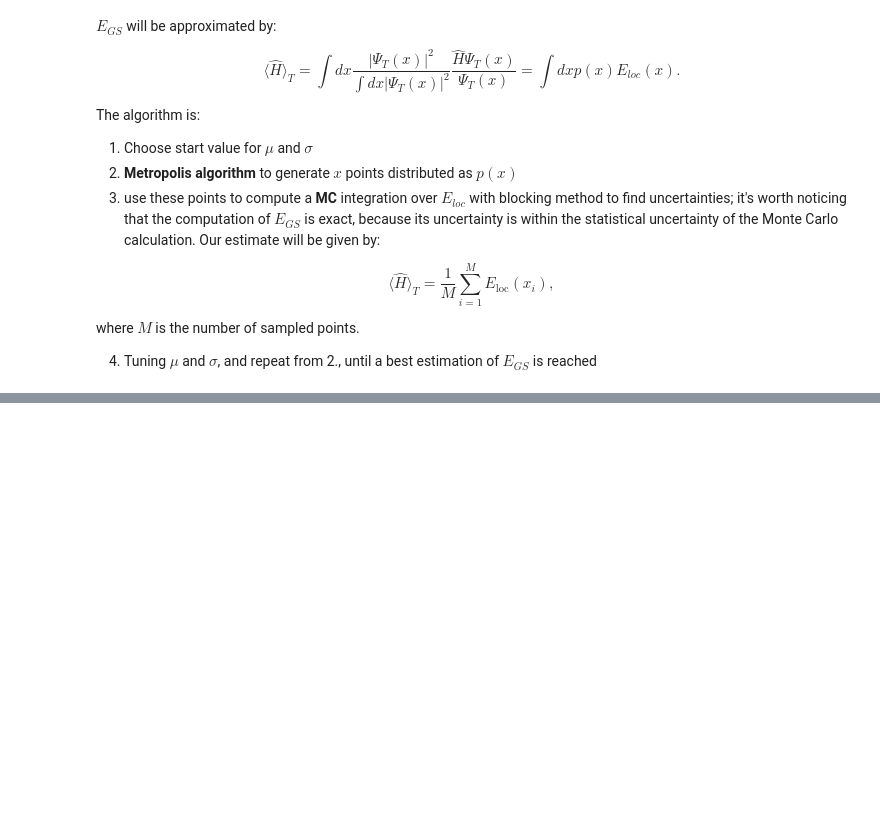
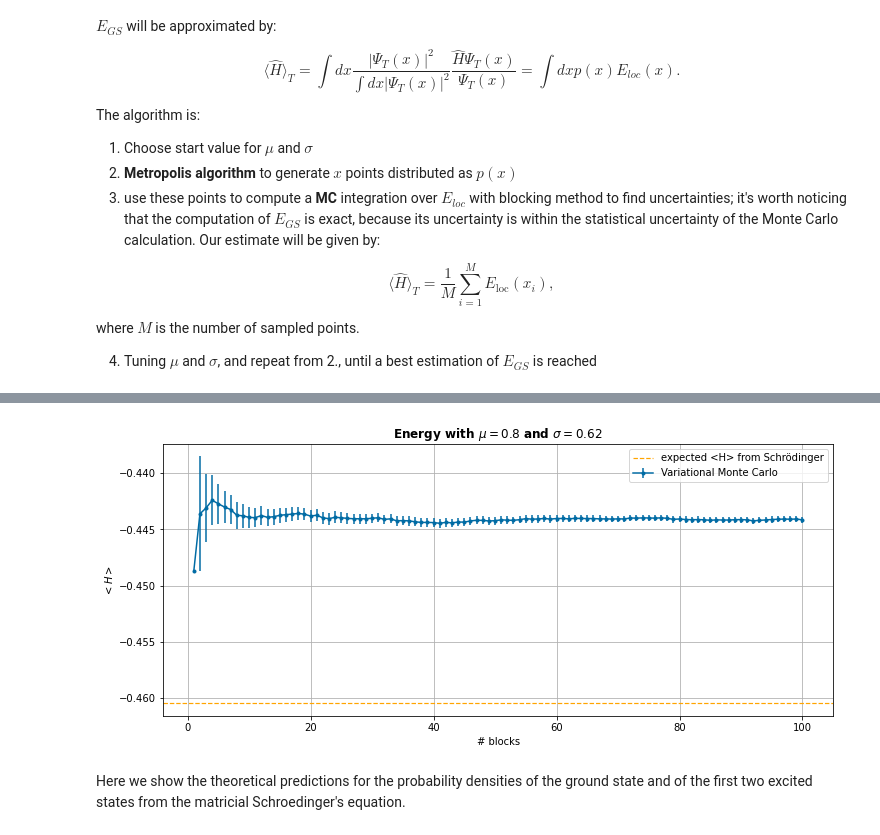
Before and after one commit to pyros-cyber/lsn, a Jupyter notebook: exercise08/exercise08.ipynb, the cells around one changed output, grey strips where cells are left out. Drawn from its saved outputs; the diff is of its cells as text; code cells hidden in the pictures; blank space fills up the shorter version.

```diff
--- a/exercise08/exercise08.ipynb
+++ b/exercise08/exercise08.ipynb
@@ -139,0 +105,17 @@ Last but not least, we plot the graph of $|\Psi_T(x)|^2$, compared with the solu
+# %%
+x, y, err = np.loadtxt('build/ex08.2/energy.dat', delimiter=" ", unpack=True)
+Etrue = -0.46046587969271563
+
+fig=plt.figure(figsize=(12, 5))
+plt.title("Energy with $\mu=0.8$ and $\sigma=0.62$", weight='bold')
+plt.errorbar(x, y, yerr=err, label='Variational Monte Carlo', marker='.')
+plt.axhline(y=Etrue,linewidth=1.2,linestyle='--', color='orange',label='expected <H> from Schrödinger')
+plt.ylabel('$<H>$')
+plt.xlabel('# blocks')
+plt.legend()
+plt.grid(True)
+plt.show()
+# %% [output]
+[figure, added]
+# %% [markdown]
+Here we show the theoretical predictions for the probability densities of the ground state and of the first two excited states from the matricial Schroedinger's equation.
```
Also changed, not shown: parts of 9 cells of this notebook.
